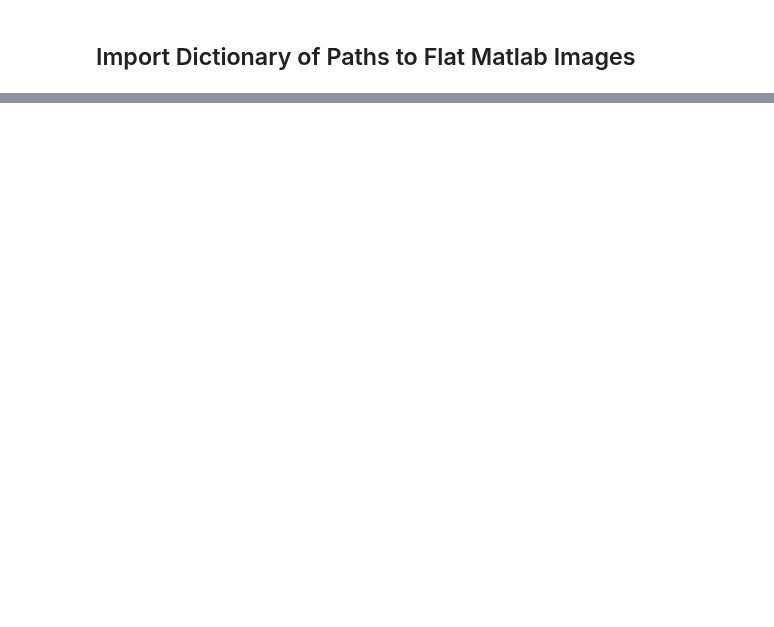
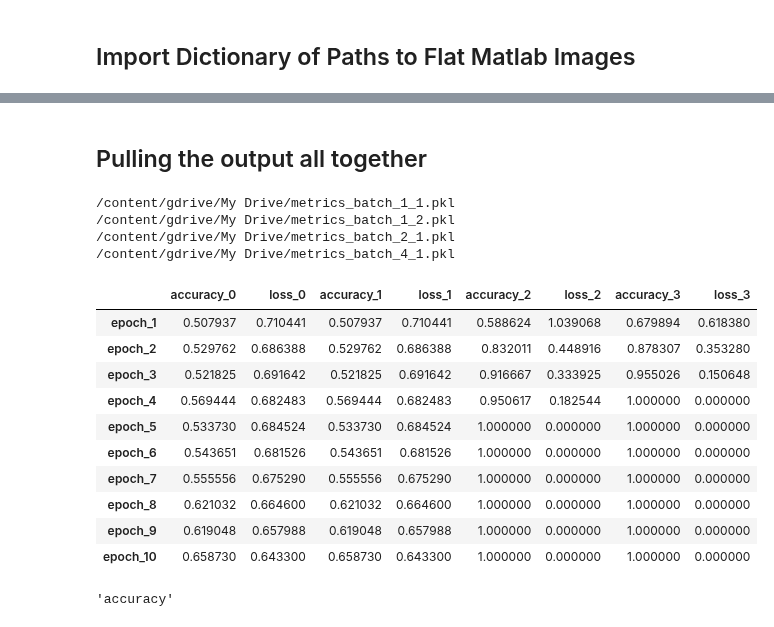
Before and after one commit to staceybeck/teambrainiac, a Jupyter notebook: source/DL/visualization_playground.ipynb, the cells around one changed output, grey strips where cells are left out. Saved outputs shown, nothing was run; the diff lists cells and outputs as text; code cells hidden in the pictures; blank space fills up the shorter version.

Commit message:
Creating Uniform Metrics Dict

```diff
--- a/source/DL/visualization_playground.ipynb
+++ b/source/DL/visualization_playground.ipynb
@@ -120,0 +115,3 @@ def labels_mask_binary(data_path_dict, label_type='rt_labels'):
+# %%
+label_data_dict = access_load_data(data_path_dict['labels'][0], True)
+input = np.array(label_data_dict['rt_labels']).T[0]
@@ -120,0 +155,68 @@ def labels_mask_binary(data_path_dict, label_type='rt_labels'):
+# %% [markdown]
+## Pulling the output all together
+# %%
+def avg_tensors(nested_tensors):
+  metric_list = []
+  for tensor_list in nested_tensors:
+    temp_sum = 0
+    for tensor in tensor_list:
+      temp_sum += tensor.item()
+    metric_list.append(temp_sum/len(tensor_list))
+
+  if len(metric_list) < 10:
+    new_metrics = []
+    for i in range(10):
+      try:
+        new_metrics.append(metric_list[i])
+      except:
+        if nested_tensors.name == 'accuracy':
+          new_metrics.append(1)
+        else:
+          new_metrics.append(0)
+    metric_list = new_metrics
+
+  return metric_list
+# %%
+filenames = ['metrics_batch_1_1', 'metrics_batch_1_2', 'metrics_batch_2_1', 'metrics_batch_4_1']
+train_error = []
+
+
+for i,file in enumerate(filenames):
+  print('/content/gdrive/My Drive/%s.pkl'%(file))
+  metrics_dict = open_pickle('/content/gdrive/My Drive/%s.pkl'%(file))['round_0']
+  df = pd.DataFrame(metrics_dict).T
+  try:
+    train_error['accuracy_'+str(i)] = avg_tensors(df['accuracy'])
+    train_error['loss_'+str(i)] = avg_tensors(df['loss'])
+  except:
+    train_error = df.copy()
+    train_error['accuracy_'+str(i)] = avg_tensors(df['accuracy'])
+    train_error['loss_'+str(i)] = avg_tensors(df['loss'])
+    train_error = train_error.drop(list(df.columns), axis=1)
+
+train_error
+# %% [output]
+/content/gdrive/My Drive/metrics_batch_1_1.pkl
+/content/gdrive/My Drive/metrics_batch_1_2.pkl
+/content/gdrive/My Drive/metrics_batch_2_1.pkl
+/content/gdrive/My Drive/metrics_batch_4_1.pkl
+|  | accuracy_0 | loss_0 | accuracy_1 | loss_1 | accuracy_2 | loss_2 | accuracy_3 | loss_3 |
+| epoch_1 | 0.507937 | 0.710441 | 0.507937 | 0.710441 | 0.588624 | 1.039068 | 0.679894 | 0.618380 |
+| epoch_2 | 0.529762 | 0.686388 | 0.529762 | 0.686388 | 0.832011 | 0.448916 | 0.878307 | 0.353280 |
+| epoch_3 | 0.521825 | 0.691642 | 0.521825 | 0.691642 | 0.916667 | 0.333925 | 0.955026 | 0.150648 |
+| epoch_4 | 0.569444 | 0.682483 | 0.569444 | 0.682483 | 0.950617 | 0.182544 | 1.000000 | 0.000000 |
+| epoch_5 | 0.533730 | 0.684524 | 0.533730 | 0.684524 | 1.000000 | 0.000000 | 1.000000 | 0.000000 |
+| epoch_6 | 0.543651 | 0.681526 | 0.543651 | 0.681526 | 1.000000 | 0.000000 | 1.000000 | 0.000000 |
+| epoch_7 | 0.555556 | 0.675290 | 0.555556 | 0.675290 | 1.000000 | 0.000000 | 1.000000 | 0.000000 |
+| epoch_8 | 0.621032 | 0.664600 | 0.621032 | 0.664600 | 1.000000 | 0.000000 | 1.000000 | 0.000000 |
+| epoch_9 | 0.619048 | 0.657988 | 0.619048 | 0.657988 | 1.000000 | 0.000000 | 1.000000 | 0.000000 |
+| epoch_10 | 0.658730 | 0.643300 | 0.658730 | 0.643300 | 1.000000 | 0.000000 | 1.000000 | 0.000000 |
+# %%
+alt.Chart(source).mark_line(
+    point=alt.OverlayMarkDef(color="red")
+).encode(
+    x='x',
+    y='f(x)'
+)
+# %% [output]
+'accuracy'
```
Also changed, not shown: parts of 10 cells of this notebook.
